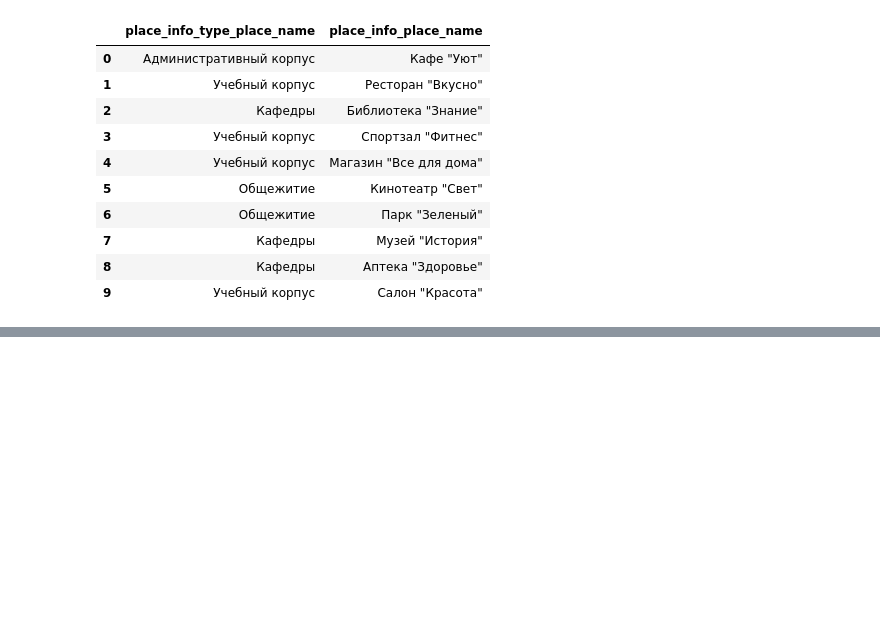
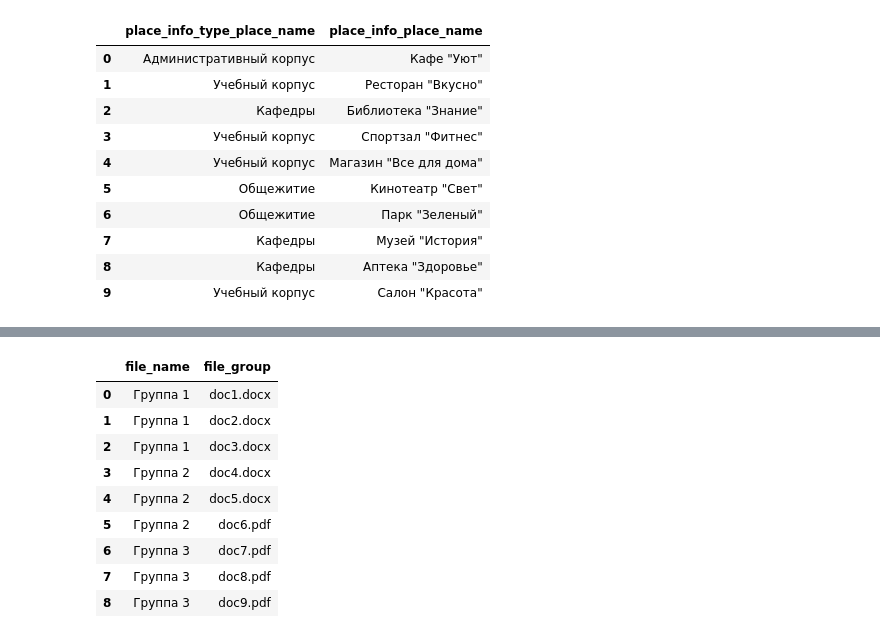
Before and after one commit to Helltale/go-tg-bot-schedule, a Jupyter notebook: other/xlsx/insert_database.ipynb, the cells around one changed output, grey strips where cells are left out. Cells and saved outputs as stored; diff of their text form; code cells hidden in the pictures; blank space fills up the shorter version.

Commit message:
create base for documents
how i can make dynamic inline buttons? ...

```diff
--- a/other/xlsx/insert_database.ipynb
+++ b/other/xlsx/insert_database.ipynb
@@ -551,0 +628,45 @@ adress_contacts_place_info
+# %%
+documents_document = pd.read_excel("documents.document.xlsx")
+
+# загрезка кафедр в бд teacher_info.teacher
+
+conn = psycopg2.connect(
+    host="localhost",
+    port="5432",
+    database="db_schedule",
+    user="user",
+    password="SamaraSamara"
+)
+
+cur = conn.cursor()
+
+for index, row in documents_document.iterrows():
+    try:
+        cur.execute("""
+            INSERT INTO documents.document (file_group, file_name)
+            VALUES (%s, %s)
+            """,
+            (
+                row['file_name'],
+                row['file_group'],
+            )
+        )
+    except Exception as e:
+        print(f"Error inserting row {index}: {e}")
+        continue
+
+conn.commit()
+conn.close()
+
+documents_document
+# %% [output]
+|  | file_name | file_group |
+| 0 | Группа 1 | doc1.docx |
+| 1 | Группа 1 | doc2.docx |
+| 2 | Группа 1 | doc3.docx |
+| 3 | Группа 2 | doc4.docx |
+| 4 | Группа 2 | doc5.docx |
+| 5 | Группа 2 | doc6.pdf |
+| 6 | Группа 3 | doc7.pdf |
+| 7 | Группа 3 | doc8.pdf |
+| 8 | Группа 3 | doc9.pdf |
```
Also changed, not shown: parts of 6 cells of this notebook, 23 other files.
